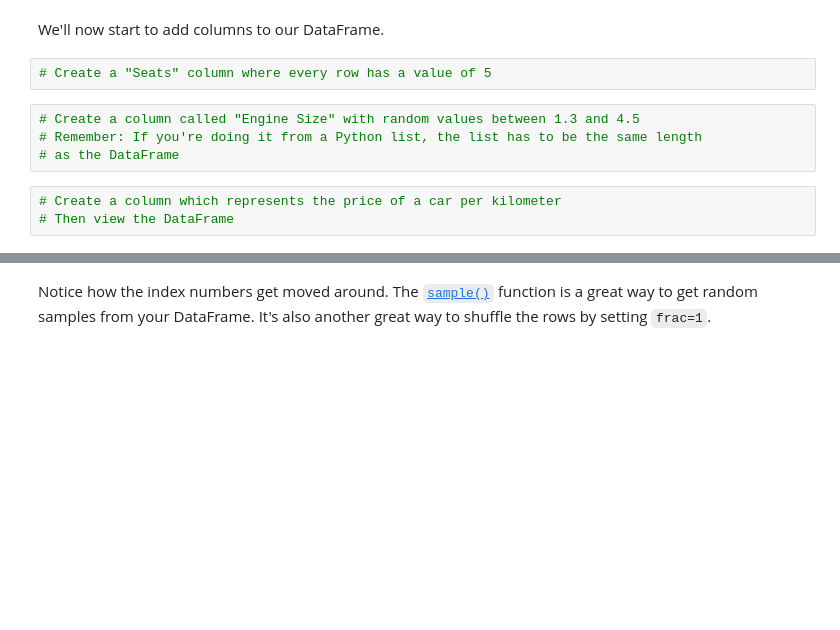
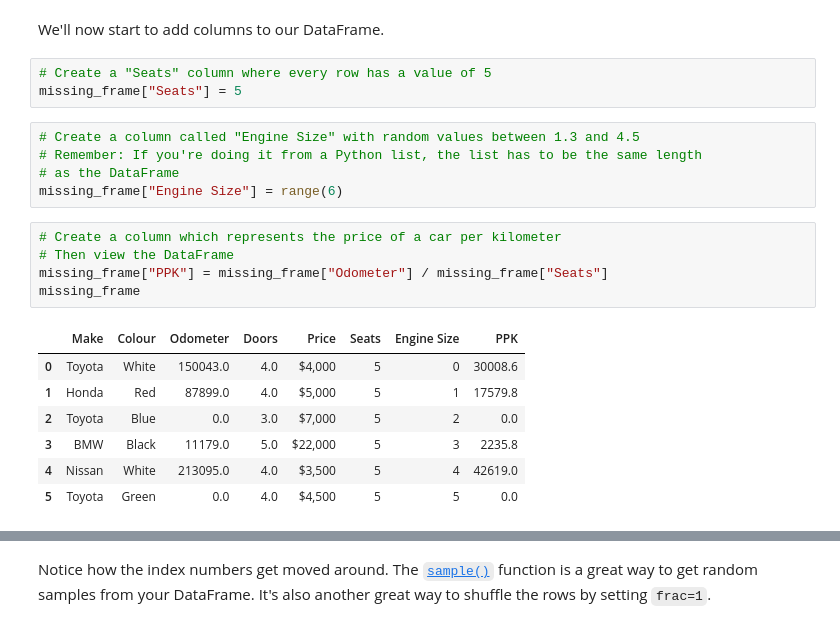
Before and after one commit to fpedrazav02/DSNotes, a Jupyter notebook: pandas/exercises/pandas-exercises.ipynb, the cells around one changed output, grey strips where cells are left out. Drawn from its saved outputs; the diff is of its cells as text; blank space fills up the shorter version.

```diff
--- a/pandas/exercises/pandas-exercises.ipynb
+++ b/pandas/exercises/pandas-exercises.ipynb
@@ -289,11 +367,23 @@ Let's try fill them.
 We'll now start to add columns to our DataFrame.
 # %%
 # Create a "Seats" column where every row has a value of 5
+missing_frame["Seats"] = 5
 # %%
 # Create a column called "Engine Size" with random values between 1.3 and 4.5
 # Remember: If you're doing it from a Python list, the list has to be the same length
 # as the DataFrame
+missing_frame["Engine Size"] = range(6)
 # %%
 # Create a column which represents the price of a car per kilometer
 # Then view the DataFrame
+missing_frame["PPK"] = missing_frame["Odometer"] / missing_frame["Seats"]
+missing_frame
+# %% [output]
+|  | Make | Colour | Odometer | Doors | Price | Seats | Engine Size | PPK |
+| 0 | Toyota | White | 150043.0 | 4.0 | $4,000 | 5 | 0 | 30008.6 |
+| 1 | Honda | Red | 87899.0 | 4.0 | $5,000 | 5 | 1 | 17579.8 |
+| 2 | Toyota | Blue | 0.0 | 3.0 | $7,000 | 5 | 2 | 0.0 |
+| 3 | BMW | Black | 11179.0 | 5.0 | $22,000 | 5 | 3 | 2235.8 |
+| 4 | Nissan | White | 213095.0 | 4.0 | $3,500 | 5 | 4 | 42619.0 |
+| 5 | Toyota | Green | 0.0 | 4.0 | $4,500 | 5 | 5 | 0.0 |
 # %%
```
Also changed, not shown: parts of 16 cells of this notebook.
